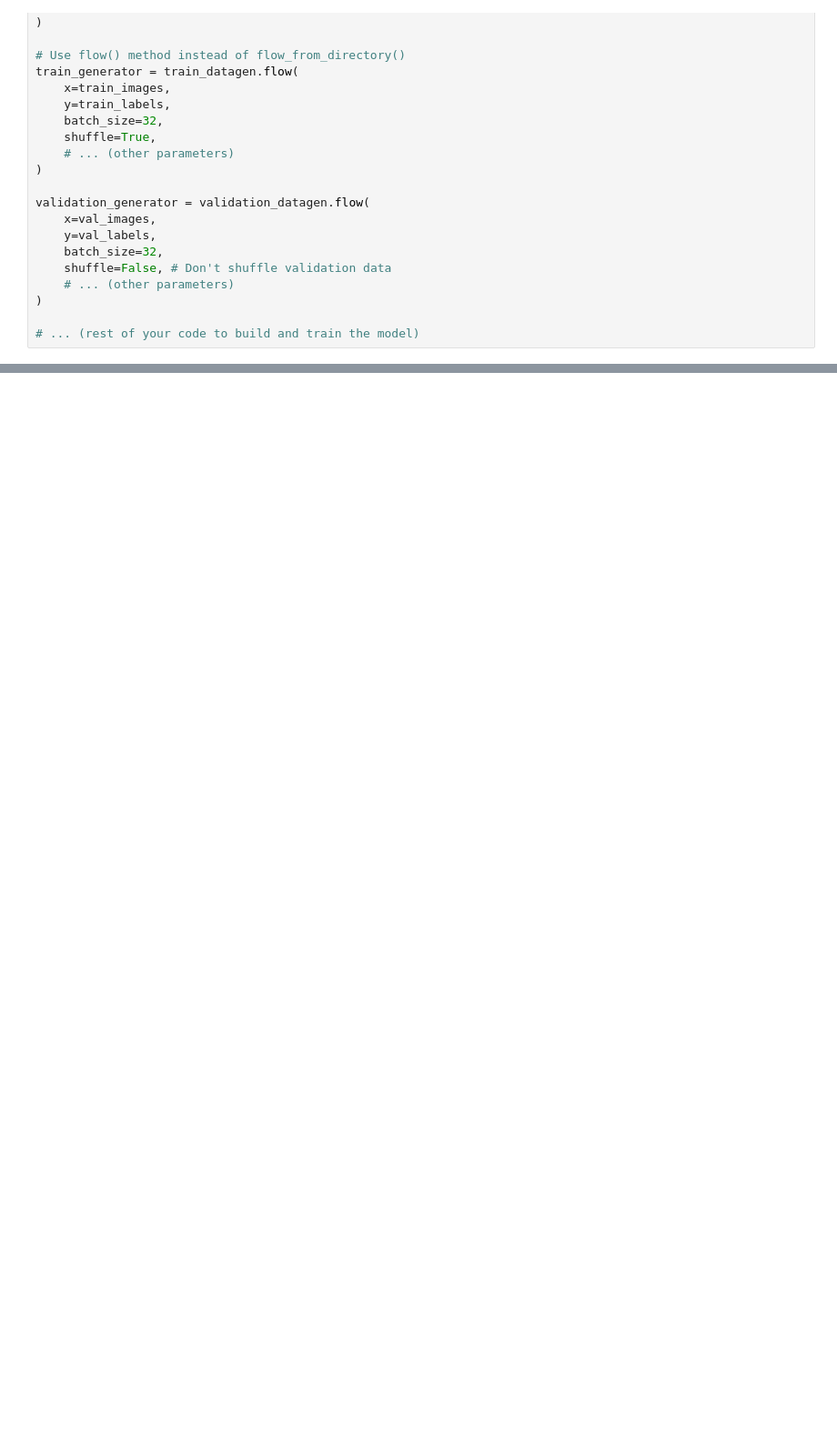
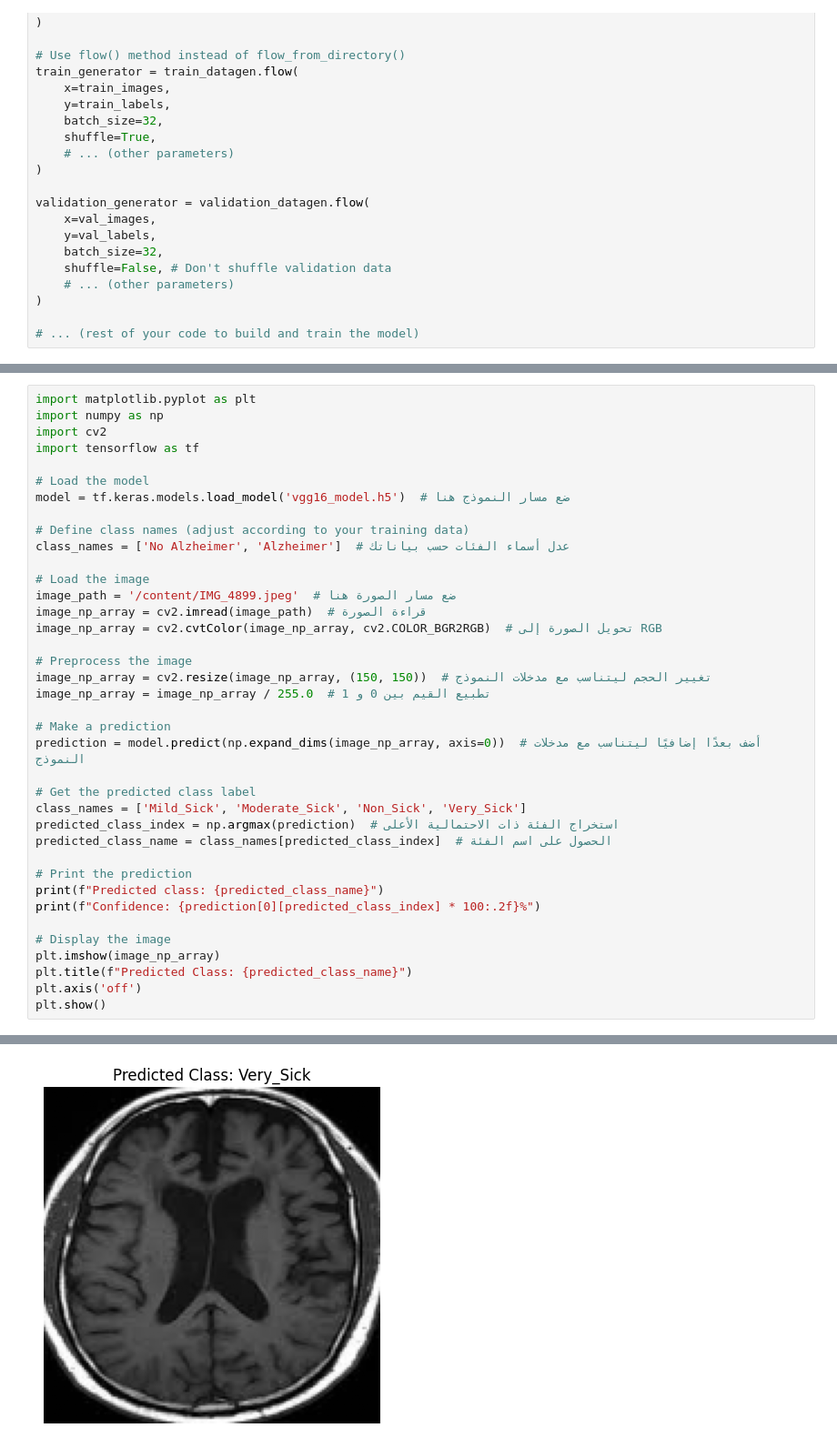
Before and after one commit to MorojMunshi/Lab, a Jupyter notebook: MRI_.ipynb, the cells around one changed output, grey strips where cells are left out. Shown at 91% size. Saved outputs shown, nothing was run; the diff lists cells and outputs as text; blank space fills up the shorter version.

```diff
--- a/MRI_.ipynb
+++ b/MRI_.ipynb
@@ -757,0 +942,39 @@ NameError: name 'model' is not defined
+# %%
+import matplotlib.pyplot as plt
+import numpy as np
+import cv2
+import tensorflow as tf
+
+# Load the model
+model = tf.keras.models.load_model('vgg16_model.h5')  # ضع مسار النموذج هنا
+
+# Define class names (adjust according to your training data)
+class_names = ['No Alzheimer', 'Alzheimer']  # عدل أسماء الفئات حسب بياناتك
+
+# Load the image
+image_path = '/content/IMG_4899.jpeg'  # ضع مسار الصورة هنا
+image_np_array = cv2.imread(image_path)  # قراءة الصورة
+image_np_array = cv2.cvtColor(image_np_array, cv2.COLOR_BGR2RGB)  # تحويل الصورة إلى RGB
+
+# Preprocess the image
+image_np_array = cv2.resize(image_np_array, (150, 150))  # تغيير الحجم ليتناسب مع مدخلات النموذج
+image_np_array = image_np_array / 255.0  # تطبيع القيم بين 0 و 1
+
+# Make a prediction
+prediction = model.predict(np.expand_dims(image_np_array, axis=0))  # أضف بعدًا إضافيًا ليتناسب مع مدخلات النموذج
+
+# Get the predicted class label
+class_names = ['Mild_Sick', 'Moderate_Sick', 'Non_Sick', 'Very_Sick']
+predicted_class_index = np.argmax(prediction)  # استخراج الفئة ذات الاحتمالية الأعلى
+predicted_class_name = class_names[predicted_class_index]  # الحصول على اسم الفئة
+
+# Print the prediction
+print(f"Predicted class: {predicted_class_name}")
+print(f"Confidence: {prediction[0][predicted_class_index] * 100:.2f}%")
+
+# Display the image
+plt.imshow(image_np_array)
+plt.title(f"Predicted Class: {predicted_class_name}")
+plt.axis('off')
+plt.show()
+# %% [output]
@@ -757,0 +985 @@ NameError: name 'model' is not defined
+[figure, added]
```
Also changed, not shown: parts of 26 cells of this notebook.
